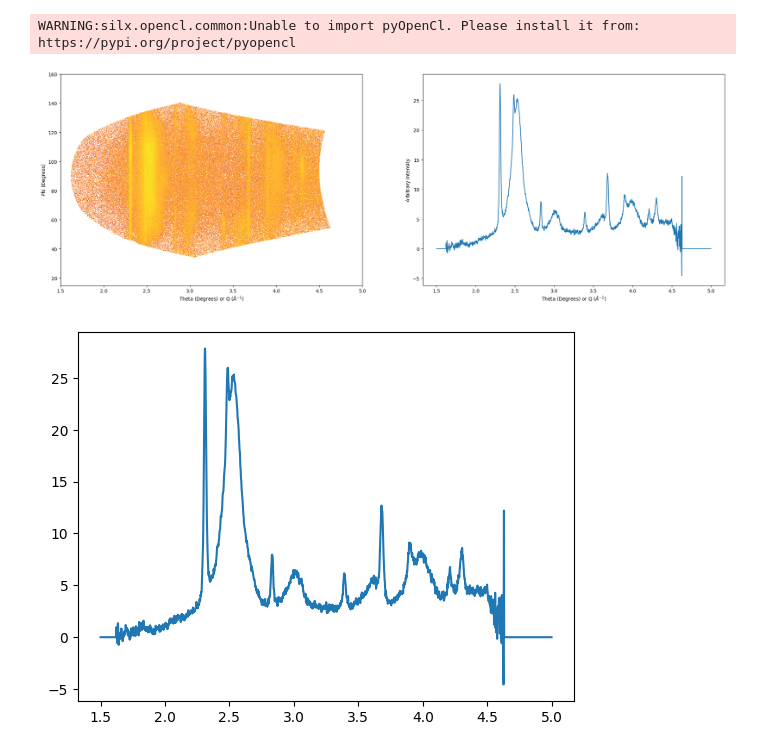
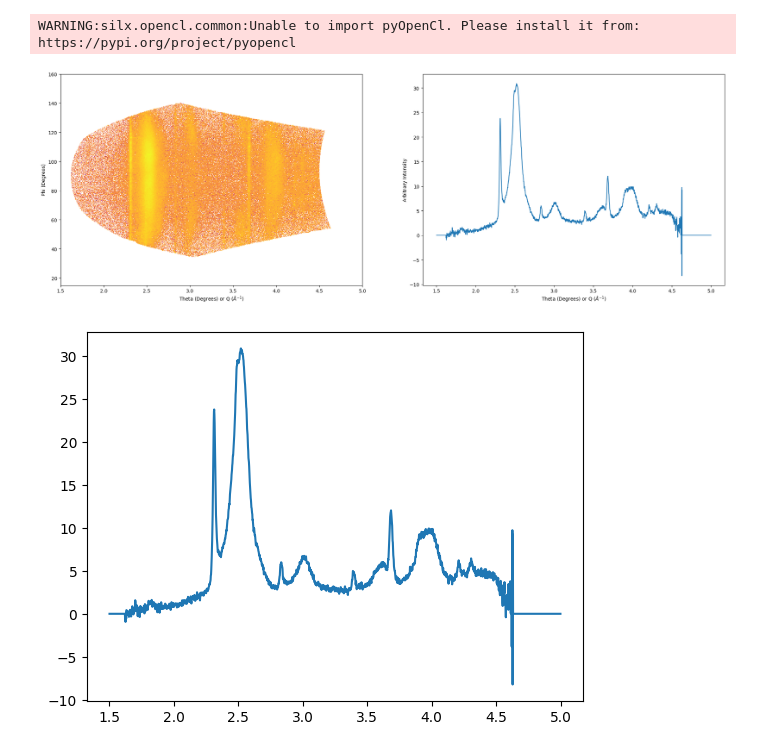
Before and after one commit to mila-fitzgerald/SACLA_RIXS_2025, a Jupyter notebook: XRD/Viewer_SACLA_waterfall.ipynb, the cells around one changed output. Cells and saved outputs as stored; diff of their text form; code cells hidden in the pictures.

```diff
--- a/XRD/Viewer_SACLA_waterfall.ipynb
+++ b/XRD/Viewer_SACLA_waterfall.ipynb
@@ -33,11 +33,12 @@ units="q_A^-1"
 # %%
 processed_runs = {} # Run this cell once to set up cache.
 # %%
-run_numbers = [1621257, 1621259]
+run_numbers = [1621257, 1621259, 1621262, 1621264, 1621266]
 # Put the runs you consider to be good below, also include them above.
-good_runs = [1621257]
+good_runs = [1621259]
 ims_fpd1 = False
 fpd1_INTs = False
+fpd1_INTs_no_offset = False
 export = True
 offset = 20
 new_runs = {}
@@ -56,35 +57,38 @@ for idx, run_number in enumerate(run_numbers):
 
         # pyFAI integration for VAREX 1
         fpd1_CAKE = fpd1_PONI.integrate2d_ng(im_fpd1 * fpd1_map, npt_rad, npt_azim, azimuth_range=azim_range, radial_range=radial_range, correctSolidAngle=True, polarization_factor=1, unit=units, mask=fpd1_mask)
         fpd1_INT = fpd1_PONI.integrate1d_ng(im_fpd1 * fpd1_map, npt_rad, azimuth_range=azim_range, radial_range=radial_range, correctSolidAngle=True, polarization_factor=1, unit=units, mask=fpd1_mask)
 
         processed_runs[run_number] = {}
         processed_runs[run_number]['CAKE'] = fpd1_CAKE
         processed_runs[run_number]['INT'] = fpd1_INT
         new_runs[run_number] = processed_runs[run_number]
 
     if plot_all:
         plot(fpd1_CAKE, fpd1_INT, run_number=run_number)
     elif plot_good:
         if run_number in good_runs:
             plot(fpd1_CAKE, fpd1_INT, run_number=run_number)
         elif run_number in new_runs:
             plot(fpd1_CAKE, fpd1_INT, run_number=run_number)
     else:
         if run_number in new_runs:
             plot(fpd1_CAKE, fpd1_INT, run_number=run_number)
 
     if isinstance(fpd1_INTs, bool):
         fpd1_INTs = fpd1_INT.intensity + (idx*offset)
+        fpd1_INTs_no_offset = fpd1_INT.intensity
     else:
         fpd1_INTs = np.vstack((fpd1_INTs, fpd1_INT.intensity + (idx*offset)))
+        fpd1_INTs_no_offset = np.vstack((fpd1_INTs, fpd1_INT.intensity))
 
     if export:
         lineout_exportrun = np.stack((fpd1_INT.radial, fpd1_INT.intensity),axis=1)
         np.savetxt(f'xys/{run_number}.xy',lineout_exportrun)
 # %% [output]
-[figure, old version]
+[figure, new version]
 # %%
+# Plotting just the good runs and new runs
 count=0
 offset=20
 for run_number in good_runs:
@@ -94,5 +98,5 @@ for run_number in new_runs:
     plt.plot(processed_runs[run_number]['INT'].radial, processed_runs[run_number]['INT'].intensity+count*offset)
     count+=1
 # %% [output]
-[figure, old version]
+[figure, new version]
 # %%
```
Also changed, not shown: parts of 1 cell of this notebook, 2 other files.
